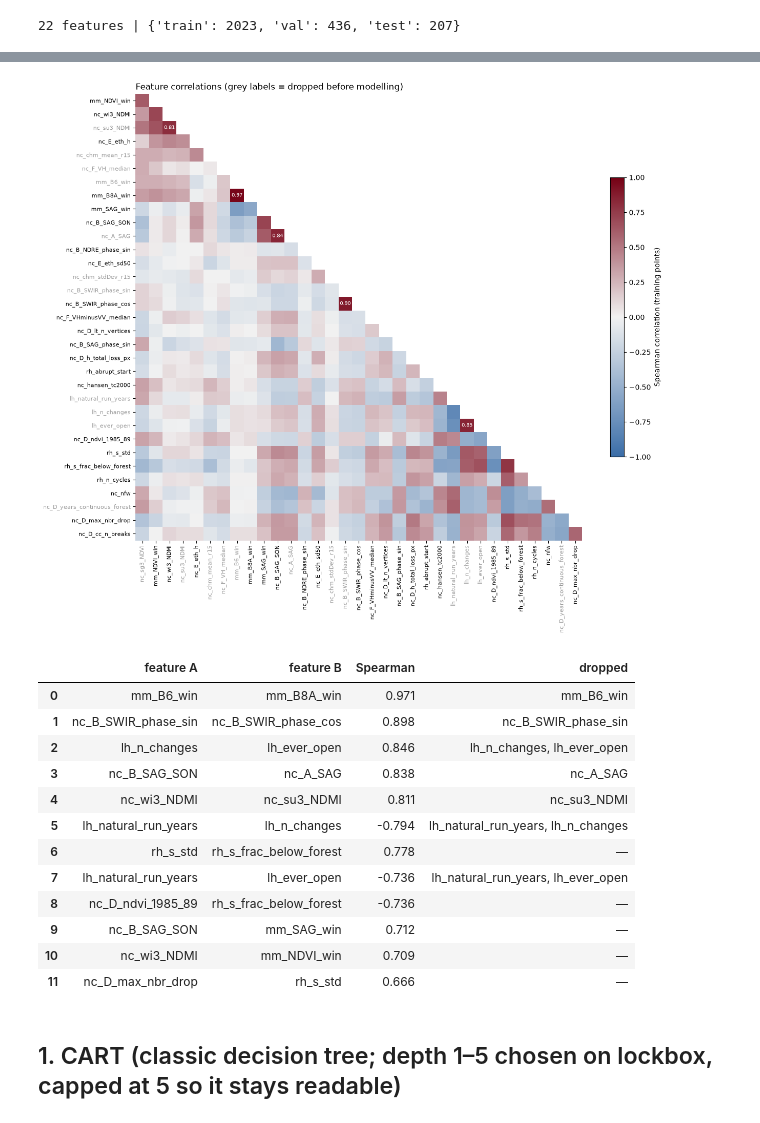
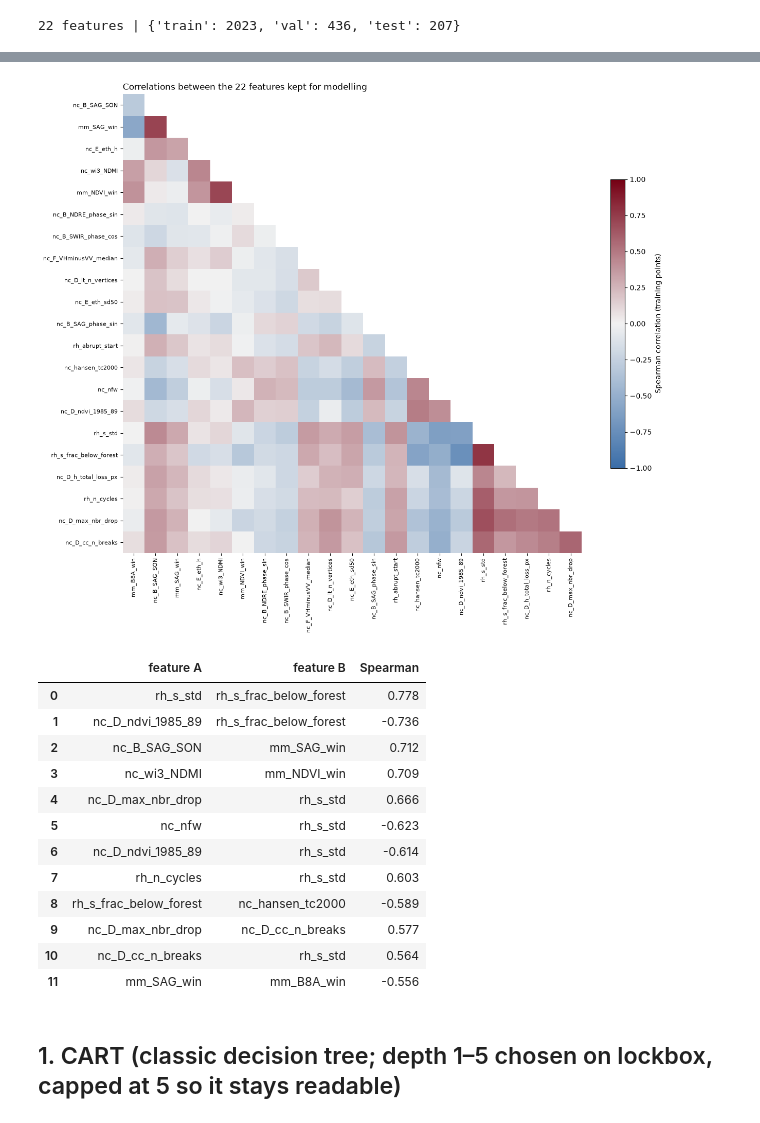
Before and after one commit to clement-docteur/mit_cropin_alab, a Jupyter notebook: models/interpretable_model_V1.ipynb, the cells around one changed output, grey strips where cells are left out. Cells and saved outputs as stored; diff of their text form; code cells hidden in the pictures.

```diff
--- a/models/interpretable_model_V1.ipynb
+++ b/models/interpretable_model_V1.ipynb
@@ -58,55 +58,50 @@ Features are ordered so that correlated ones sit next to each other. Numbers are
 # %%
 from scipy.cluster.hierarchy import linkage, leaves_list
 from scipy.spatial.distance import squareform
 from matplotlib.colors import LinearSegmentedColormap
 
-all_cols = list(df.columns[7:])                 # all 34 candidate features, before the drop above
-rho = train[all_cols].corr(method='spearman')   # training (dev) points only
+rho = train[X_cols].corr(method='spearman')     # kept features only (after the drop above), training (dev) points only
 order = leaves_list(linkage(squareform(1 - rho.abs(), checks=False), 'average'))  # correlated features side by side
 rho = rho.iloc[order, order]
 low = rho.iloc[1:, :-1]                          # lower triangle without the diagonal
 
 # Blue = negative, grey = none, burgundy = positive. Numbers shown where |rho| >= 0.8.
 cmap = LinearSegmentedColormap.from_list('div', ['#3B6EA8', '#F2F2F2', '#750014'])
 fig, ax = plt.subplots(figsize=(13, 11))
 im = ax.imshow(low.where(np.tril(np.ones(low.shape, bool))), cmap=cmap, vmin=-1, vmax=1)
 for i in range(len(low)):
     for j in range(i + 1):
         if abs(low.iat[i, j]) >= 0.8:
             ax.text(j, i, f'{low.iat[i, j]:.2f}', ha='center', va='center', fontsize=7, color='white')
 ax.set_xticks(range(low.shape[1]), low.columns, rotation=90, fontsize=8)
 ax.set_yticks(range(low.shape[0]), low.index, fontsize=8)
-for lbl in ax.get_xticklabels() + ax.get_yticklabels():  # features dropped above in grey
-    if lbl.get_text() in drop:
-        lbl.set_color('#9A9A9A')
 ax.spines[:].set_visible(False)
 fig.colorbar(im, ax=ax, shrink=0.6, label='Spearman correlation (training points)')
-ax.set_title('Feature correlations (grey labels = dropped before modelling)', loc='left')
+ax.set_title(f'Correlations between the {len(X_cols)} features kept for modelling', loc='left')
 fig.tight_layout()
 plt.show()
 
-# The 12 most correlated pairs, and which of the two features was dropped
-iu = np.triu_indices(len(all_cols), 1)
-C = train[all_cols].corr(method='spearman')
+# The 12 most correlated pairs among the kept features
+iu = np.triu_indices(len(X_cols), 1)
+C = train[X_cols].corr(method='spearman')
 pairs = pd.DataFrame({'feature A': C.index[iu[0]], 'feature B': C.columns[iu[1]], 'Spearman': C.values[iu]})
 pairs = pairs.reindex(pairs.Spearman.abs().sort_values(ascending=False).index).head(12).reset_index(drop=True)
-pairs['dropped'] = [', '.join(f for f in (a, b) if f in drop) or '—' for a, b in zip(pairs['feature A'], pairs['feature B'])]
 pairs.round(3)
 # %% [output]
-[figure, old version]
+[figure, new version]
-|  | feature A | feature B | Spearman | dropped |
-| 0 | mm_B6_win | mm_B8A_win | 0.971 | mm_B6_win |
-| 1 | nc_B_SWIR_phase_sin | nc_B_SWIR_phase_cos | 0.898 | nc_B_SWIR_phase_sin |
-| 2 | lh_n_changes | lh_ever_open | 0.846 | lh_n_changes, lh_ever_open |
-| 3 | nc_B_SAG_SON | nc_A_SAG | 0.838 | nc_A_SAG |
-| 4 | nc_wi3_NDMI | nc_su3_NDMI | 0.811 | nc_su3_NDMI |
-| 5 | lh_natural_run_years | lh_n_changes | -0.794 | lh_natural_run_years, lh_n_changes |
-| 6 | rh_s_std | rh_s_frac_below_forest | 0.778 | — |
-| 7 | lh_natural_run_years | lh_ever_open | -0.736 | lh_natural_run_years, lh_ever_open |
-| 8 | nc_D_ndvi_1985_89 | rh_s_frac_below_forest | -0.736 | — |
-| 9 | nc_B_SAG_SON | mm_SAG_win | 0.712 | — |
-| 10 | nc_wi3_NDMI | mm_NDVI_win | 0.709 | — |
-| 11 | nc_D_max_nbr_drop | rh_s_std | 0.666 | — |
+|  | feature A | feature B | Spearman |
+| 0 | rh_s_std | rh_s_frac_below_forest | 0.778 |
+| 1 | nc_D_ndvi_1985_89 | rh_s_frac_below_forest | -0.736 |
+| 2 | nc_B_SAG_SON | mm_SAG_win | 0.712 |
+| 3 | nc_wi3_NDMI | mm_NDVI_win | 0.709 |
+| 4 | nc_D_max_nbr_drop | rh_s_std | 0.666 |
+| 5 | nc_nfw | rh_s_std | -0.623 |
+| 6 | nc_D_ndvi_1985_89 | rh_s_std | -0.614 |
+| 7 | rh_n_cycles | rh_s_std | 0.603 |
+| 8 | rh_s_frac_below_forest | nc_hansen_tc2000 | -0.589 |
+| 9 | nc_D_max_nbr_drop | nc_D_cc_n_breaks | 0.577 |
+| 10 | nc_D_cc_n_breaks | rh_s_std | 0.564 |
+| 11 | mm_SAG_win | mm_B8A_win | -0.556 |
 # %% [markdown]
 ## 1. CART (classic decision tree; depth 1–5 chosen on lockbox, capped at 5 so it stays readable)
 # %%
```
Also changed, not shown: parts of 4 cells of this notebook, 1 other file.
